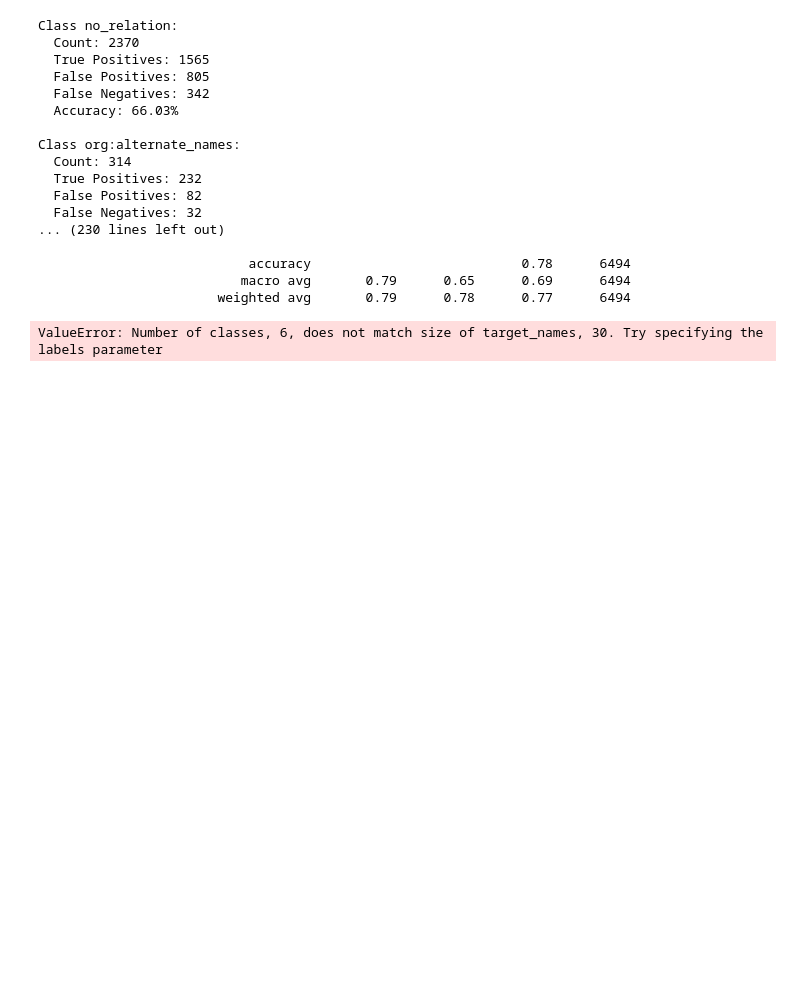
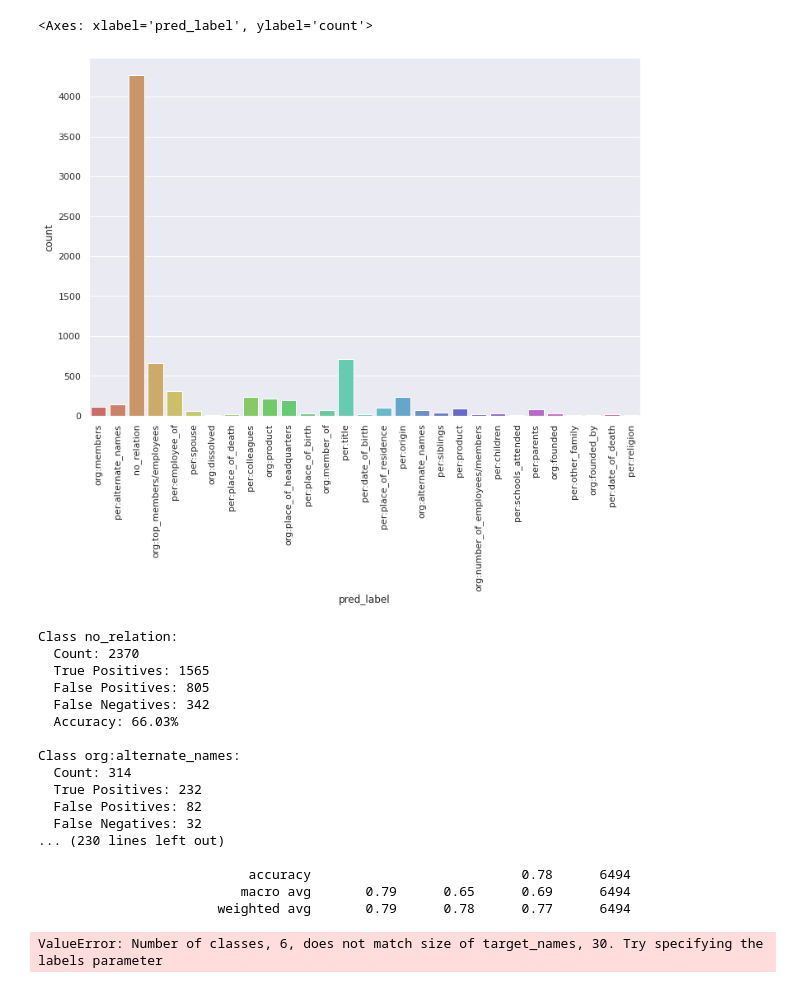
Before and after one commit to boostcampaitech6/level2-klue-nlp-01, a Jupyter notebook: data_split.ipynb, the cells around one changed output. Saved outputs shown, nothing was run; the diff lists cells and outputs as text; code cells hidden in the pictures; blank space fills up the shorter version.

```diff
--- a/data_split.ipynb
+++ b/data_split.ipynb
@@ -8,6 +8,20 @@ orgin_df = pd.read_csv('/opt/ml/Team/dataset/dev/dev-v.0.0.2.csv')
 test_df = pd.read_csv('/opt/ml/Team/results/submission-KoSimCSE-roberta-64-5e-05.csv')
 orgin_df['predict'] = test_df['pred_label']
 df = orgin_df.copy()
+# %%
+import pandas as pd
+import matplotlib.pyplot as plt
+import seaborn as sns
+
+df = pd.read_csv('/data/ephemeral/results/submission.csv')
+#df['label_per'] = df.value_counts('pred_label', normalize=True).values
+colors = sns.color_palette('hls', len(df['pred_label'].unique()))
+plt.xticks(rotation=90)
+#sns.set(rc={"figure.figsize": (12, 8)})
+sns.countplot(x='pred_label', data=df, hue='pred_label', palette=colors, legend=False)
+# %% [output]
+<Axes: xlabel='pred_label', ylabel='count'>
+[figure, added]
 # %%
 from sklearn.metrics import confusion_matrix, classification_report
 # 혼동 행렬(confusion matrix) 계산
```
Also changed, not shown: 4 other files.
